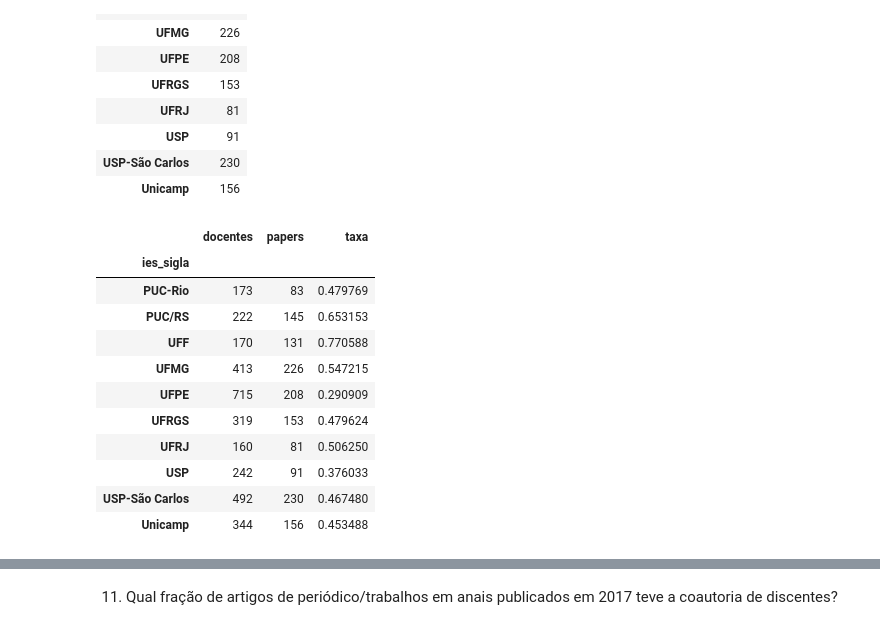
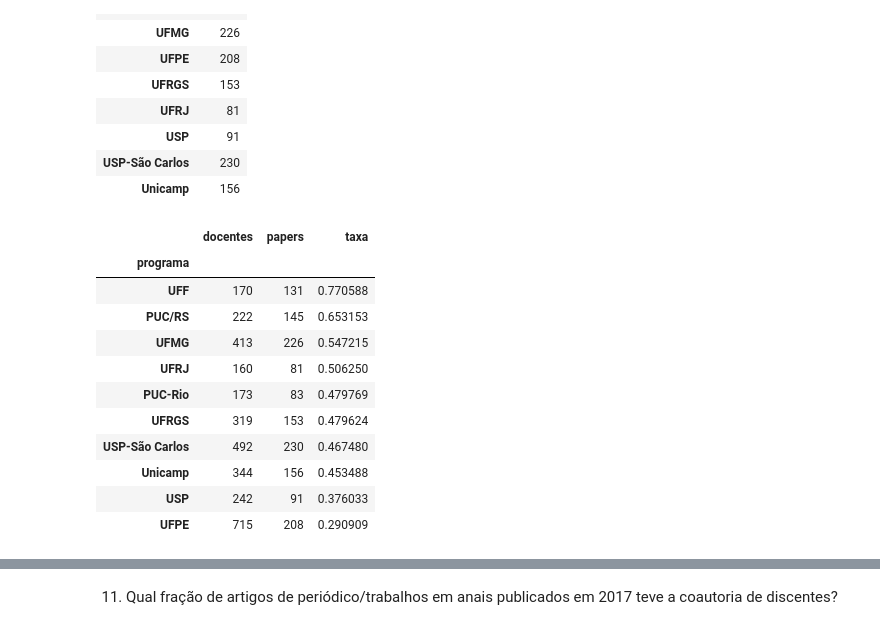
Before and after one commit to Pedalves/DataScience, a Jupyter notebook: CAPES/T1.1 Enunciado - Analise descritiva de dados de PG.ipynb, the cells around one changed output, grey strips where cells are left out. Drawn from its saved outputs; the diff is of its cells as text; code cells hidden in the pictures.

```diff
--- a/CAPES/T1.1 Enunciado - Analise descritiva de dados de PG.ipynb
+++ b/CAPES/T1.1 Enunciado - Analise descritiva de dados de PG.ipynb
@@ -1022,27 +1023,31 @@ q10_anais
 # %%
 # Une os dataframes em um unico dataframe. Motivo: certificar-se de q todas as entradas existem para todas os programas.
 q10_estatisticas = q10_docentes_programa.append(q10_anais)
 q10_estatisticas = q10_estatisticas.fillna(0)
 q10_estatisticas = q10_estatisticas.sort_index()
 
 q10_estatisticas = q10_estatisticas.groupby(level=0).sum()
 q10_estatisticas.docentes = q10_estatisticas.docentes.astype(int)
 q10_estatisticas.papers = q10_estatisticas.papers.astype(int)
 
 q10_estatisticas['taxa'] = q10_estatisticas['papers'] / q10_estatisticas['docentes']
 
+q10_estatisticas.index.name = "programa"
+
+q10_estatisticas = q10_estatisticas.sort_values( ['taxa'] , ascending  = False )
+
 q10_estatisticas
 # %% [output]
 |  | docentes | papers | taxa |
-| ies_sigla |  |  |  |
+| programa |  |  |  |
+| UFF | 170 | 131 | 0.770588 |
+| PUC/RS | 222 | 145 | 0.653153 |
+| UFMG | 413 | 226 | 0.547215 |
+| UFRJ | 160 | 81 | 0.506250 |
 | PUC-Rio | 173 | 83 | 0.479769 |
-| PUC/RS | 222 | 145 | 0.653153 |
-| UFF | 170 | 131 | 0.770588 |
-| UFMG | 413 | 226 | 0.547215 |
-| UFPE | 715 | 208 | 0.290909 |
 | UFRGS | 319 | 153 | 0.479624 |
-| UFRJ | 160 | 81 | 0.506250 |
-| USP | 242 | 91 | 0.376033 |
 | USP-São Carlos | 492 | 230 | 0.467480 |
 | Unicamp | 344 | 156 | 0.453488 |
+| USP | 242 | 91 | 0.376033 |
+| UFPE | 715 | 208 | 0.290909 |
 # %%
```
Also changed, not shown: parts of 26 cells of this notebook.
